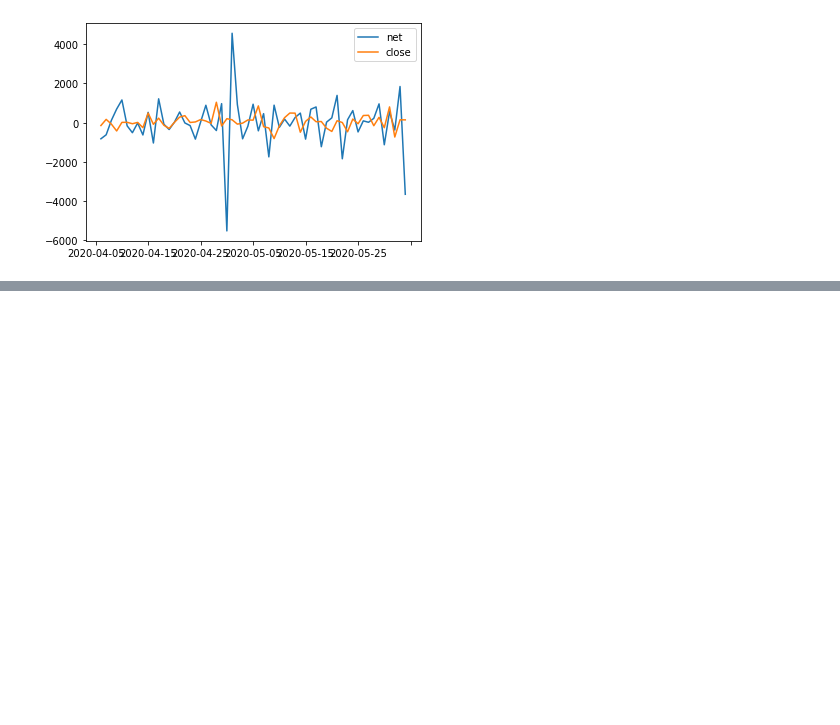
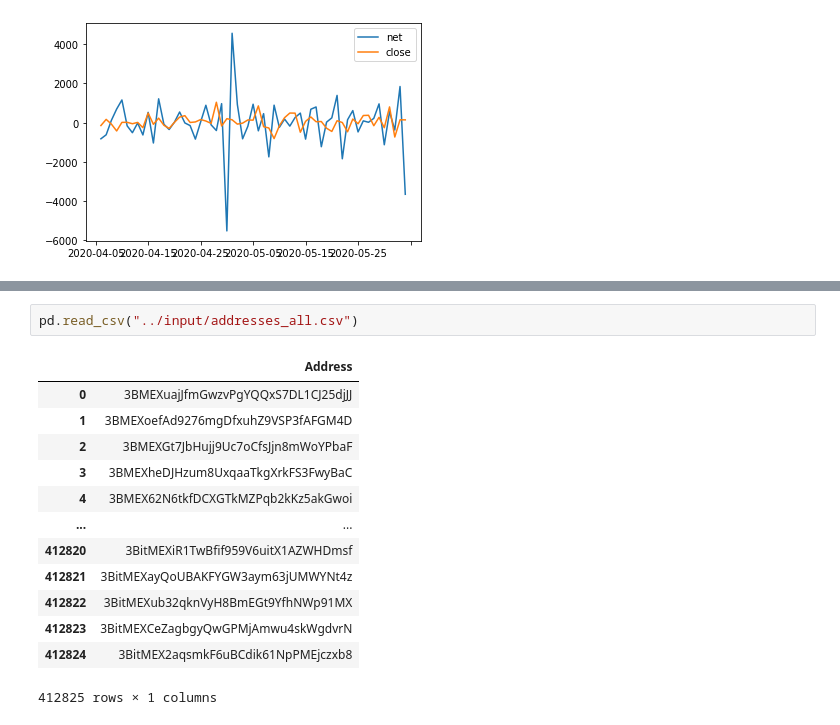
Before and after one commit to amberdata/evan-blog-posts, a Jupyter notebook: notebooks/0.1-ea-analysis.ipynb, the cells around one changed output, grey strips where cells are left out. Cells and saved outputs as stored; diff of their text form; blank space fills up the shorter version.

```diff
--- a/notebooks/0.1-ea-analysis.ipynb
+++ b/notebooks/0.1-ea-analysis.ipynb
@@ -17,0 +96,16 @@ data.diff().plot()
+# %%
+pd.read_csv("../input/addresses_all.csv")
+# %% [output]
+|  | Address |
+| 0 | 3BMEXuajJfmGwzvPgYQQxS7DL1CJ25djJJ |
+| 1 | 3BMEXoefAd9276mgDfxuhZ9VSP3fAFGM4D |
+| 2 | 3BMEXGt7JbHujj9Uc7oCfsJjn8mWoYPbaF |
+| 3 | 3BMEXheDJHzum8UxqaaTkgXrkFS3FwyBaC |
+| 4 | 3BMEX62N6tkfDCXGTkMZPqb2kKz5akGwoi |
+| ... | ... |
+| 412820 | 3BitMEXiR1TwBfif959V6uitX1AZWHDmsf |
+| 412821 | 3BitMEXayQoUBAKFYGW3aym63jUMWYNt4z |
+| 412822 | 3BitMEXub32qknVyH8BmEGt9YfhNWp91MX |
+| 412823 | 3BitMEXCeZagbgyQwGPMjAmwu4skWgdvrN |
+| 412824 | 3BitMEX2aqsmkF6uBCdik61NpPMEjczxb8 |
+412825 rows × 1 columns
```
Also changed, not shown: parts of 6 cells of this notebook, 5 other files.
